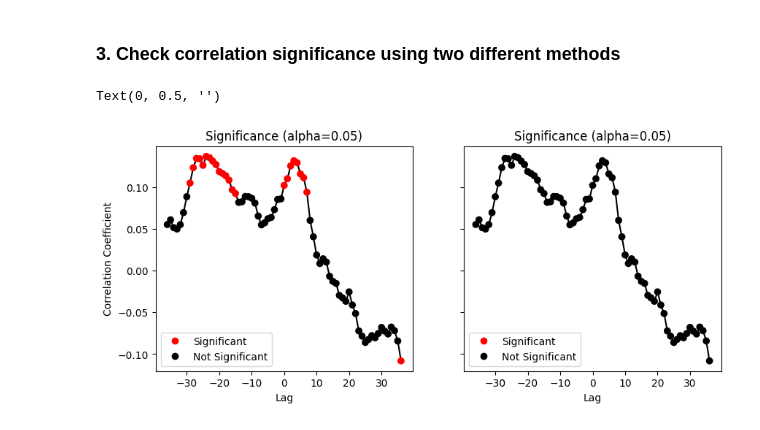
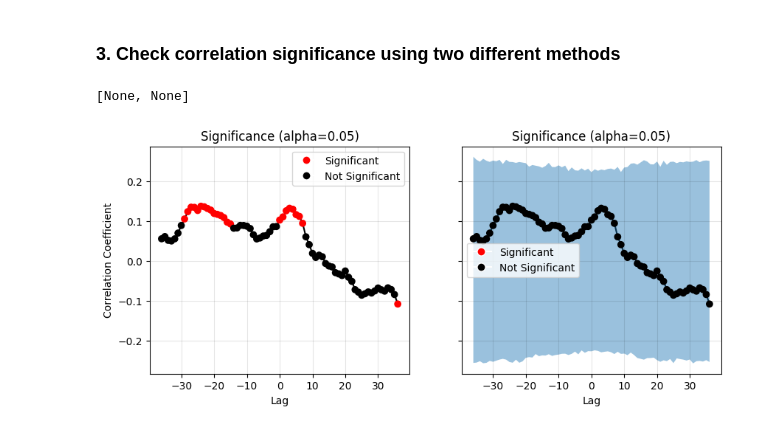
Before and after one commit to anthony-meza/PhaseScrambledCorrelations, a Jupyter notebook: notebooks/AR1_example.ipynb, the cells around one changed output. Saved outputs shown, nothing was run; the diff lists cells and outputs as text; code cells hidden in the pictures.

```diff
--- a/notebooks/AR1_example.ipynb
+++ b/notebooks/AR1_example.ipynb
@@ -67,21 +67,25 @@ def plot_significant_correlations(ax, lags, ccf, pvals, alpha=0.05):
 #### BOOTSTRAPPED (MONTE CARLO) CCF SIGNIFICANCE #####
 n_iter = 5000 #number of Monte Carlo Iterations
 bccf_ds = bootstrapped_cross_correlation(ts1, ts2, maxlags=ccf_maxlag,
-                                   n_iter = n_iter, return_distributions = False, detrend = True)
+                                   n_iter = n_iter, return_distributions = True, detrend = True)
 # %%
-
-
 #### GAUSSIAN CCF SIGNIFICANCE #####
 ccf_ds = cross_correlation(ts1, ts2, maxlags=ccf_maxlag)
 
 fig, axes = plt.subplots(1, 2, figsize=(10, 4), sharey = True)
 
 axes[0].set_title("Cross Correlation Significance using Gaussian Assumption")
 plot_significant_correlations(axes[0], ccf_ds["lag"], ccf_ds["cross_correlation"], ccf_ds["cross_correlation_pvalue"], alpha=0.05)
 
 axes[1].set_title("Cross Correlation Significance using Phase Scrambling")
+lb = bccf_ds["bootstrapped_cross_correlation_distribution"].quantile(dim = "bootstrap_iter", q = 0.025)
+ub = bccf_ds["bootstrapped_cross_correlation_distribution"].quantile(dim = "bootstrap_iter", q = 0.975)
+axes[1].fill_between(ccf_ds["lag"], lb, ub, alpha = 0.45, label = "Bootstrapped 95% Confidence Limits")
 plot_significant_correlations(axes[1], bccf_ds["lag"], bccf_ds["bootstrapped_cross_correlation"], bccf_ds["bootstrapped_cross_correlation_pvalue"], alpha=0.05)
+
 axes[1].set_ylabel("")
+
+[a.grid(zorder = 0, alpha = 0.1, c = "k") for a in axes]
 # %% [output]
-Text(0, 0.5, '')
+[None, None]
-[figure, old version]
+[figure, new version]
```
Also changed, not shown: parts of 1 cell of this notebook, 24 other files.
